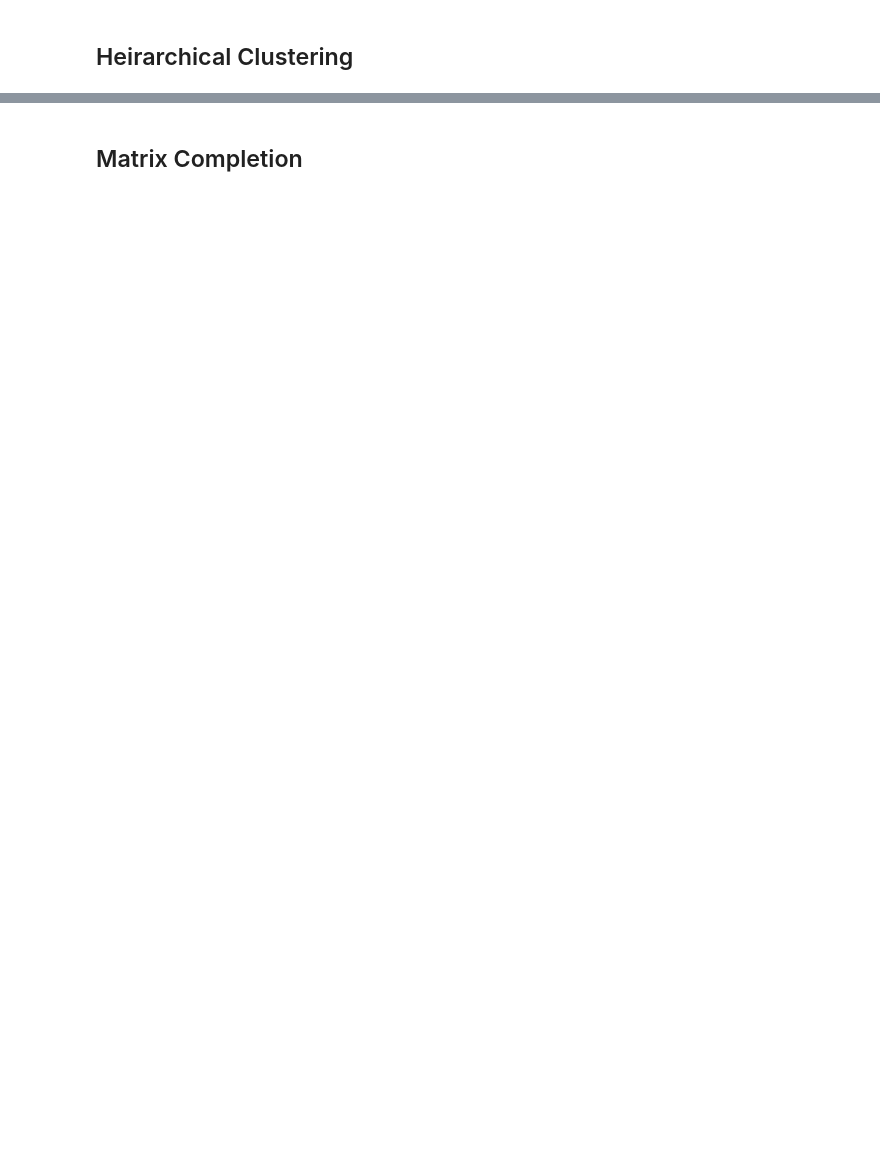
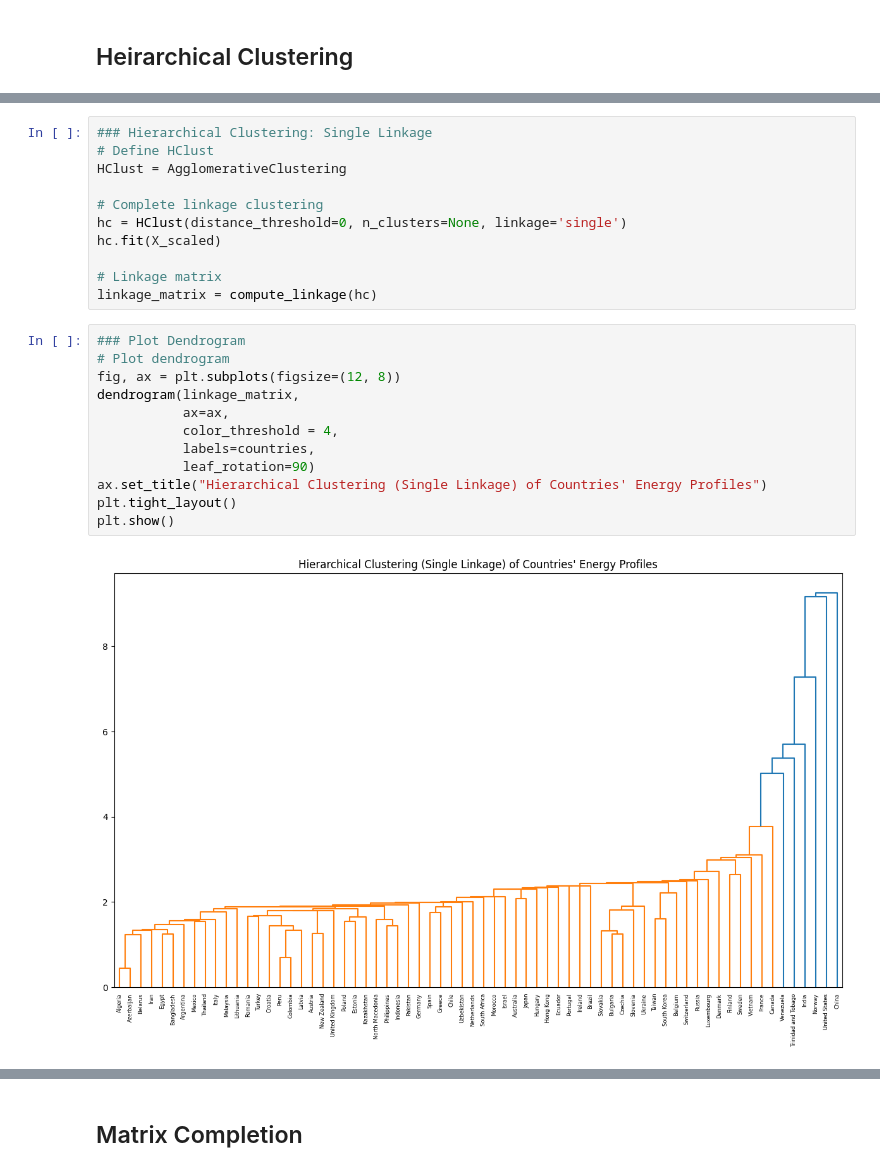
Before and after one commit to nicolenagata/DATA5322_HW4_UnsupervisedML, a Jupyter notebook: Practical HW 4.ipynb, the cells around one changed output, grey strips where cells are left out. Drawn from its saved outputs; the diff is of its cells as text; blank space fills up the shorter version.

```diff
--- a/Practical HW 4.ipynb
+++ b/Practical HW 4.ipynb
@@ -228,0 +314,25 @@ ax.set_title("K-Means Clustering Results with K = 2");
+# %%
+### Hierarchical Clustering: Single Linkage
+# Define HClust
+HClust = AgglomerativeClustering
+
+# Complete linkage clustering
+hc = HClust(distance_threshold=0, n_clusters=None, linkage='single')
+hc.fit(X_scaled)
+
+# Linkage matrix
+linkage_matrix = compute_linkage(hc)
+# %%
+### Plot Dendrogram
+# Plot dendrogram
+fig, ax = plt.subplots(figsize=(12, 8))
+dendrogram(linkage_matrix,
+           ax=ax,
+           color_threshold = 4,
+           labels=countries,
+           leaf_rotation=90)
+ax.set_title("Hierarchical Clustering (Single Linkage) of Countries' Energy Profiles")
+plt.tight_layout()
+plt.show()
+# %% [output]
+[figure, added]
```
Also changed, not shown: parts of 15 cells of this notebook.
